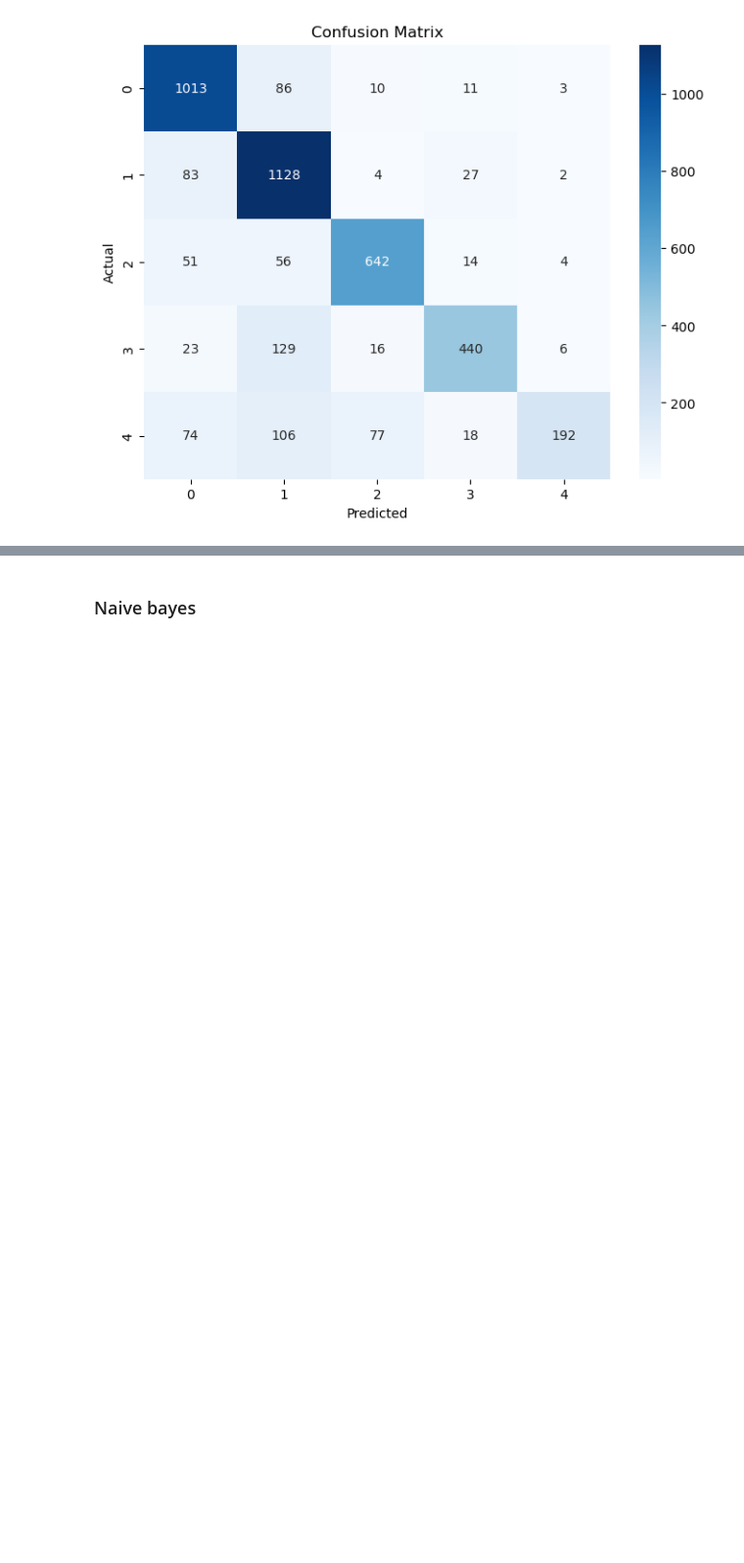
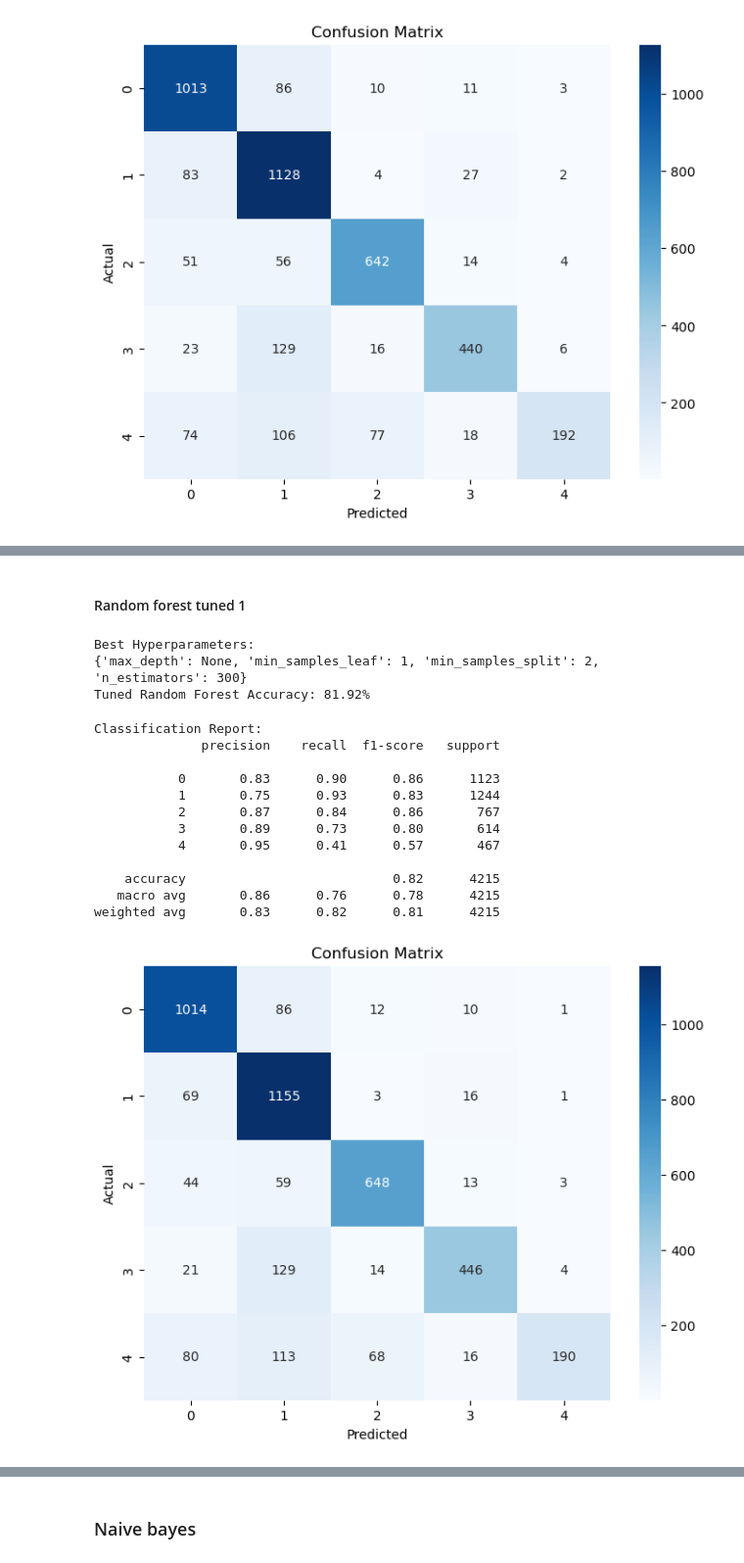
Before and after one commit to SIVASKANDAN-P/automatic_ticket_classification, a Jupyter notebook: Automatic_Ticket_Classification_Assignment.ipynb, the cells around one changed output, grey strips where cells are left out. Shown at 98% size. Drawn from its saved outputs; the diff is of its cells as text; code cells hidden in the pictures; blank space fills up the shorter version.

```diff
--- a/Automatic_Ticket_Classification_Assignment.ipynb
+++ b/Automatic_Ticket_Classification_Assignment.ipynb
@@ -1273,0 +1426,59 @@ weighted avg       0.82      0.81      0.80      4215
+# %% [markdown]
+#### Random forest tuned 1
+# %%
+from sklearn.ensemble import RandomForestClassifier
+from sklearn.model_selection import GridSearchCV
+
+
+# Initialize the Random Forest model
+rf_model = RandomForestClassifier()
+
+# Define the hyperparameters to search
+param_grid = {
+    'n_estimators': [100, 200, 300],  # Number of trees in the forest
+    'max_depth': [None, 5, 10, 15],
+    'min_samples_split': [2, 5, 10],
+    'min_samples_leaf': [1, 2, 4]
+}
+
+# Initialize Grid Search
+grid_search = GridSearchCV(estimator=rf_model, param_grid=param_grid, cv=5, scoring='accuracy')
+
+# Perform Grid Search
+grid_search.fit(X_train, y_train)
+
+# Get the best parameters
+best_params = grid_search.best_params_
+print("Best Hyperparameters:")
+print(best_params)
+
+# Train the model with the best hyperparameters
+best_rf_model = RandomForestClassifier(**best_params)
+best_rf_model.fit(X_train, y_train)
+
+# Predict the topics on the test data
+y_pred_rf_tuned = best_rf_model.predict(X_test)
+
+# Calculate accuracy
+accuracy_rf_tuned = accuracy_score(y_test, y_pred_rf_tuned)
+print(f"Tuned Random Forest Accuracy: {accuracy_rf_tuned * 100:.2f}%")
+# %% [output]
+Best Hyperparameters:
+{'max_depth': None, 'min_samples_leaf': 1, 'min_samples_split': 2, 'n_estimators': 300}
+Tuned Random Forest Accuracy: 81.92%
+# %%
+evaluate_random_forest_model(y_test, y_pred_rf_tuned)
+# %% [output]
+Classification Report:
+              precision    recall  f1-score   support
+
+           0       0.83      0.90      0.86      1123
+           1       0.75      0.93      0.83      1244
+           2       0.87      0.84      0.86       767
+           3       0.89      0.73      0.80       614
+           4       0.95      0.41      0.57       467
+
+    accuracy                           0.82      4215
+   macro avg       0.86      0.76      0.78      4215
+weighted avg       0.83      0.82      0.81      4215
+[figure, added]
```
Also changed, not shown: parts of 17 cells of this notebook.
